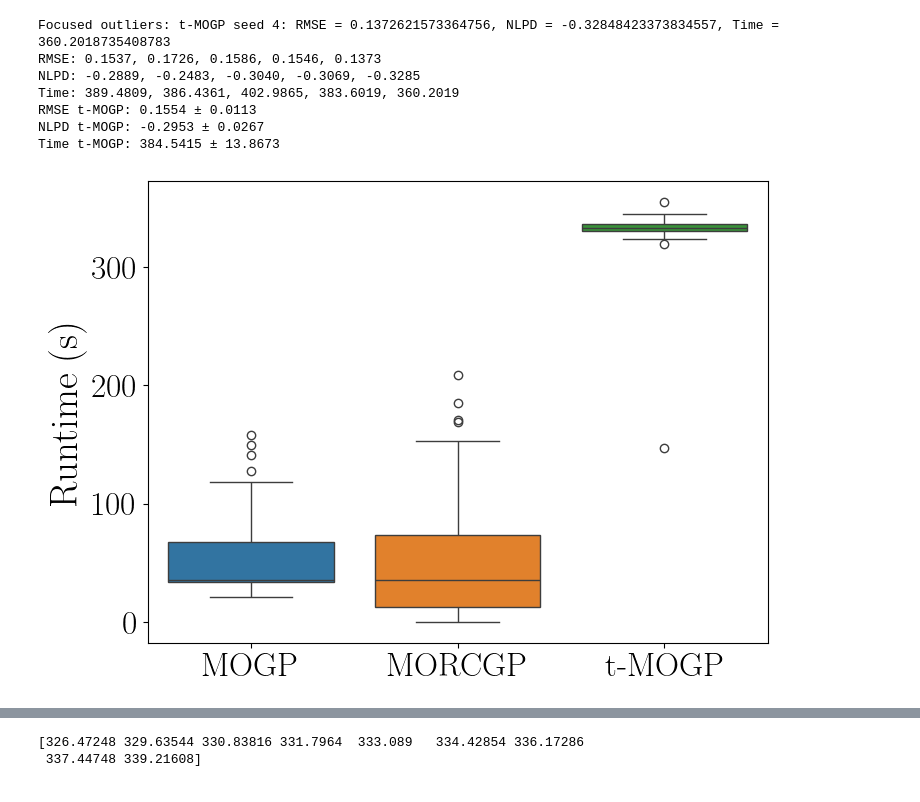
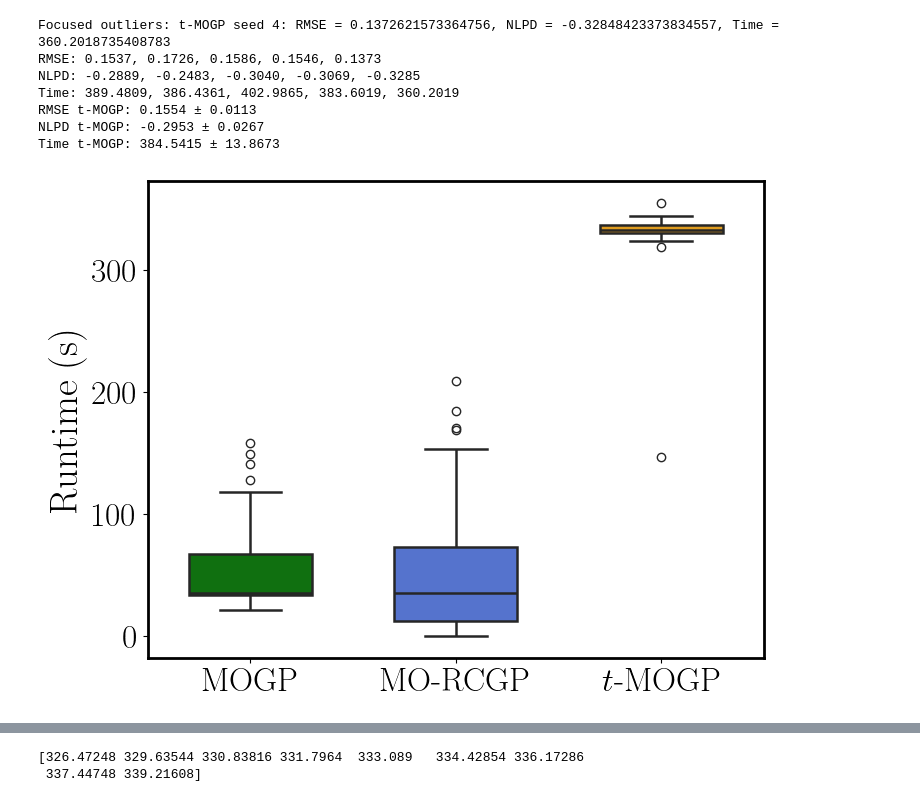
Before and after one commit to joshuarooijakkers/robust_conjugate_MOGP, a Jupyter notebook: experiments/UCI/UCI_comparison.ipynb, the cells around one changed output, grey strips where cells are left out. Saved outputs shown, nothing was run; the diff lists cells and outputs as text; code cells hidden in the pictures.

```diff
--- a/experiments/UCI/UCI_comparison.ipynb
+++ b/experiments/UCI/UCI_comparison.ipynb
@@ -688,17 +697,36 @@ tmogp_all = tmogp_none + tmogp_uniform + tmogp_asymmetric + tmogp_focused
 # %%
 import seaborn as sns
 
 # Combine lists into a list of lists
 data = [mogp_all, morcgp_all, tmogp_all]
 
-# Create violin plot
+import seaborn as sns
+import matplotlib.pyplot as plt
+
+# Custom colors in required order
+colors = ["green", "royalblue", "orange"]
+
 plt.figure(figsize=(8, 6))
-sns.boxplot(data=data)
 
-# Add labels
-plt.xticks([0, 1, 2], ['MOGP', 'MORCGP', 't-MOGP'])
-plt.ylabel('Runtime (s)')
+# Thicker axes borders
+plt.gca().spines["top"].set_linewidth(2)
+plt.gca().spines["right"].set_linewidth(2)
+plt.gca().spines["left"].set_linewidth(2)
+plt.gca().spines["bottom"].set_linewidth(2)
 
+# Boxplot with thick borders
+sns.boxplot(
+    data=data,
+    palette=colors,
+    linewidth=1.8,            # thicker box borders
+    width=0.6
+)
+
+# Labels
+plt.xticks([0, 1, 2], [r'MOGP', r'MO-RCGP', r'$t$-MOGP'])
+plt.ylabel(r'Runtime (s)')
+
+plt.tight_layout()
 plt.show()
 # %% [output]
-[figure, old version]
+[figure, new version]
```
Also changed, not shown: parts of 3 cells of this notebook, 2 other files.
